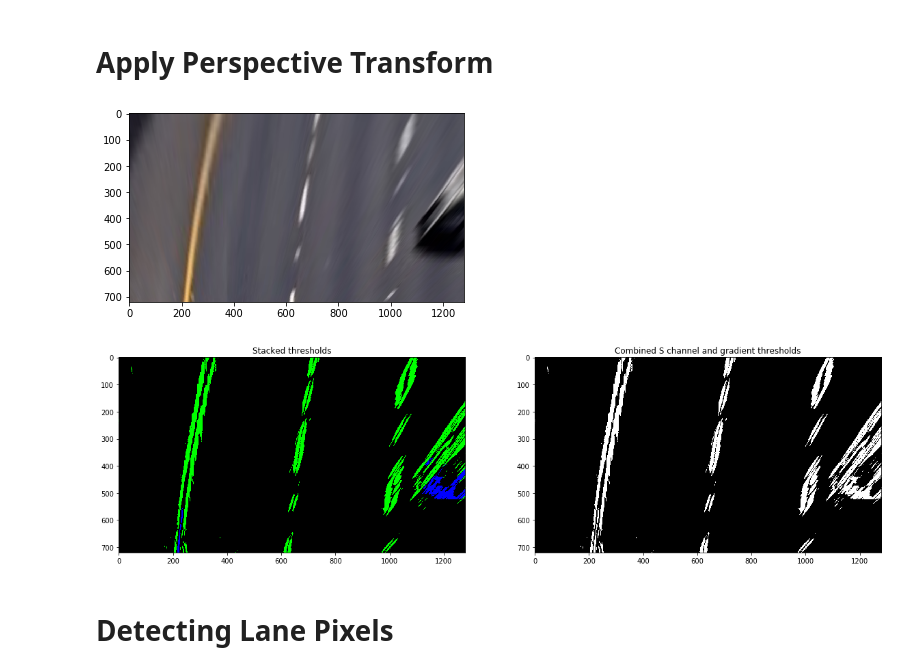
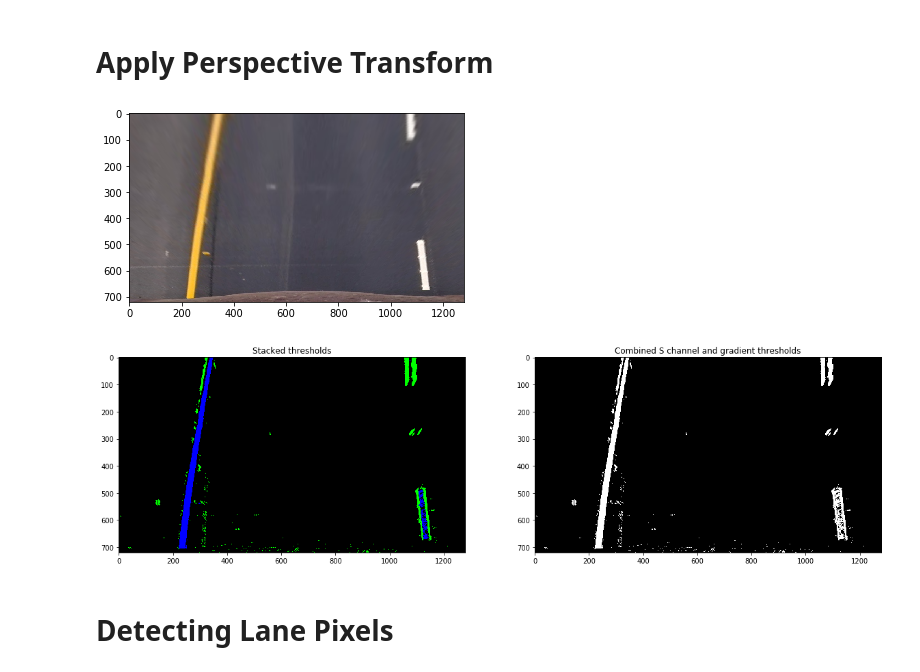
Before and after one commit to russell13192/CarND-Advanced-Lane-Lines, a Jupyter notebook: project.ipynb, the cells around one changed output. Drawn from its saved outputs; the diff is of its cells as text; code cells hidden in the pictures.

```diff
--- a/project.ipynb
+++ b/project.ipynb
@@ -319,15 +286,10 @@ def apply_perspective(frame):
     frame_size = (frame.shape[1], frame.shape[0])
     frame_width = frame.shape[1]
     frame_height = frame.shape[0]
-#     src = np.float32([(575,464),
-#                       (707,464),
-#                       (258,682),
-#                       (1049,682)])
-#     dst = np.float32([(450,0),
-#                       (frame_width-450,0),
-#                       (450,frame_height),
-#                       (frame_width-450,frame_height)])
-    src, dst = calc_warp_points(frame_height, frame_width)
+    src = np.float32([[490, 482],[810, 482],
+                      [1250, 720],[40, 720]])
+    dst = np.float32([[0, 0], [1280, 0],
+                     [1250, 720],[40, 720]])
     M = cv2.getPerspectiveTransform(src, dst)
     Minv = cv2.getPerspectiveTransform(dst, src)
     warped_frame = cv2.warpPerspective(frame, M, frame_size, flags=cv2.INTER_LINEAR)
@@ -337,15 +299,15 @@ def apply_perspective(frame):
     ax1.imshow(warped_frame,cmap='gray')
 #     ax1.set_xlim(420, 850)
 #     ax1.set_ylim(frame_height, 0)
-    return warped_frame
+    return warped_frame, Minv
 # %%
-warped_frame = apply_perspective(test_undistorted_image)
+warped_frame, Minv = apply_perspective(test_undistorted_image)
 # %% [output]
-[figure, old version]
+[figure, new version]
 # %%
 transformed_binary = color_gradient_threshold(warped_frame)
 # %% [output]
-[figure, old version]
+[figure, new version]
 # %% [markdown]
 # Detecting Lane Pixels
 # %% [raw]
```
Also changed, not shown: parts of 9 cells of this notebook.
